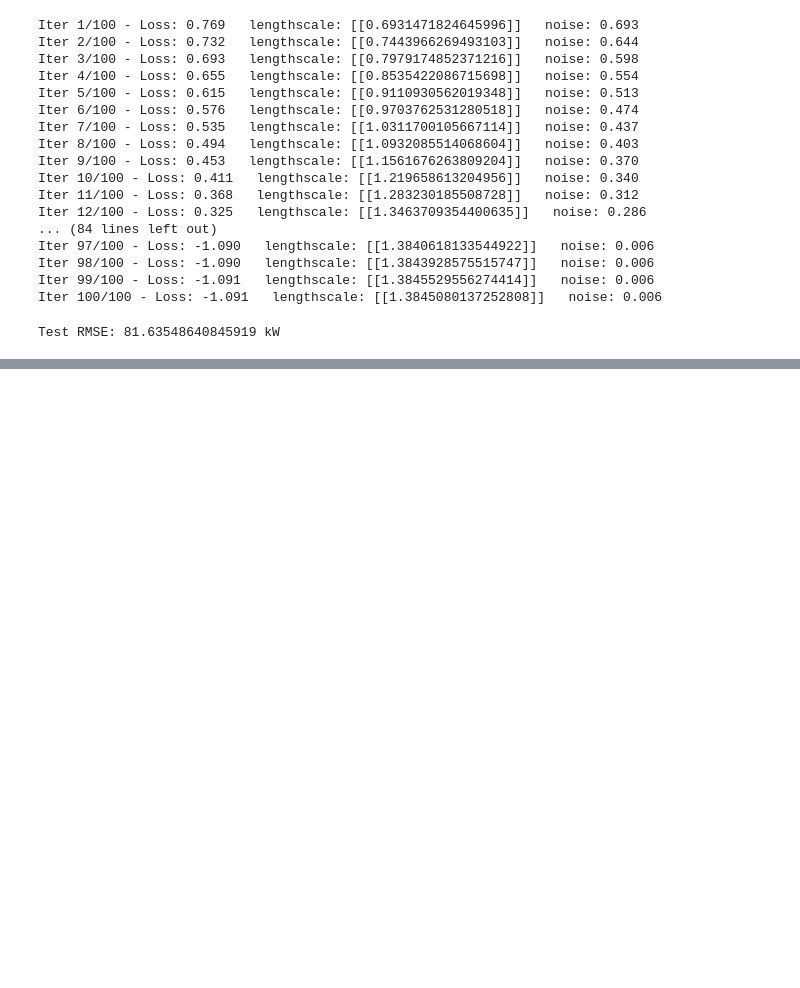
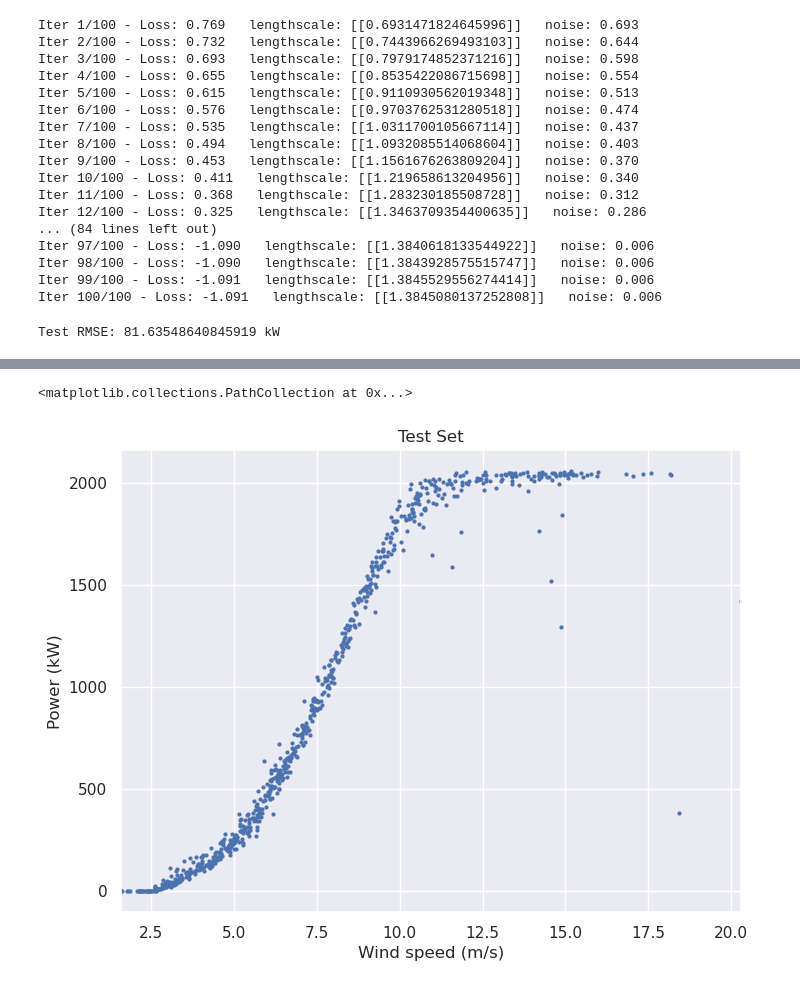
Before and after one commit to camirmas/REStats, a Jupyter notebook: REStats/notebooks/sim.ipynb, the cells around one changed output, grey strips where cells are left out. Drawn from its saved outputs; the diff is of its cells as text; code cells hidden in the pictures; blank space fills up the shorter version.

```diff
--- a/REStats/notebooks/sim.ipynb
+++ b/REStats/notebooks/sim.ipynb
@@ -118,0 +163,11 @@ Test MAE: 164.00692680565191 kW
+# %%
+fig, ax = plt.subplots(figsize=(8, 6))
+
+ax.set_xmargin(0)
+ax.set_title("Test Set")
+ax.set_xlabel("Wind speed (m/s)")
+ax.set_ylabel("Power (kW)")
+ax.scatter(test.wind_speed, test.power, s=4)
+# %% [output]
+<matplotlib.collections.PathCollection at 0x...>
+[figure, added]
```
Also changed, not shown: parts of 15 cells of this notebook, 1 other file.
